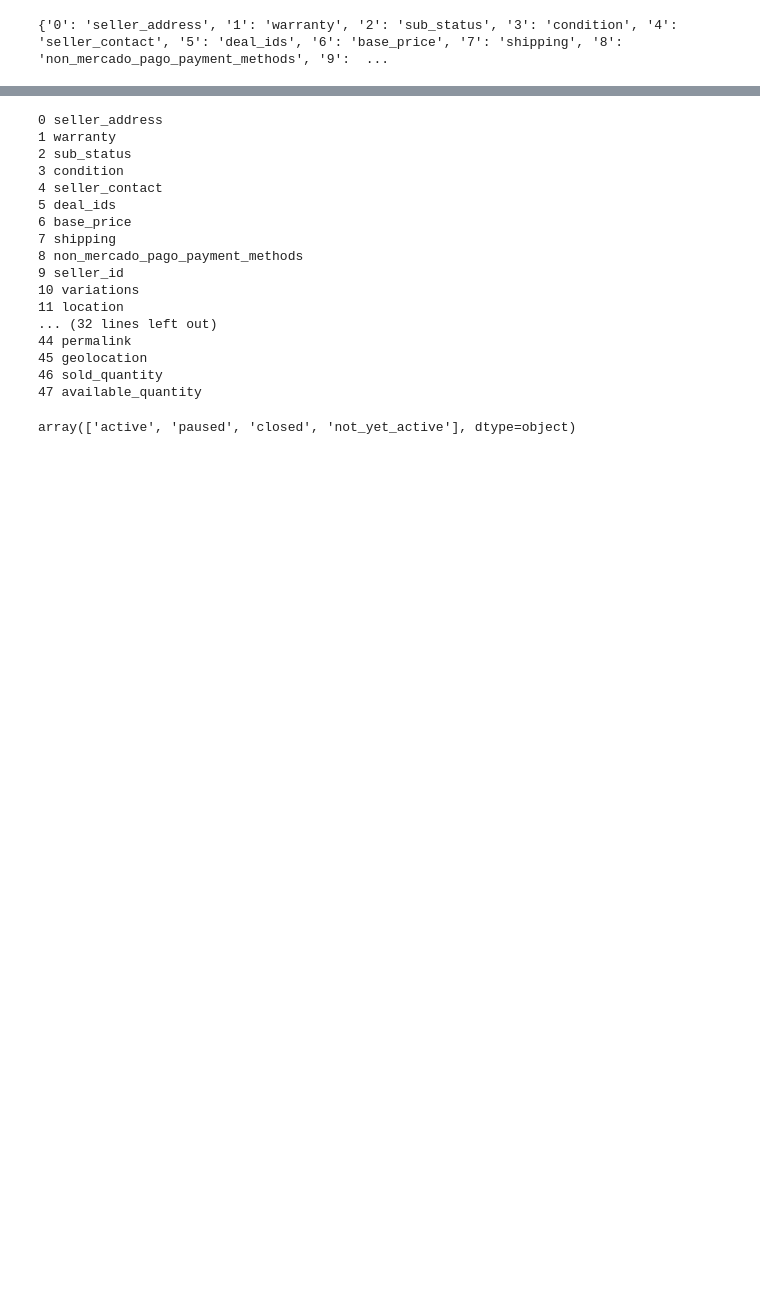
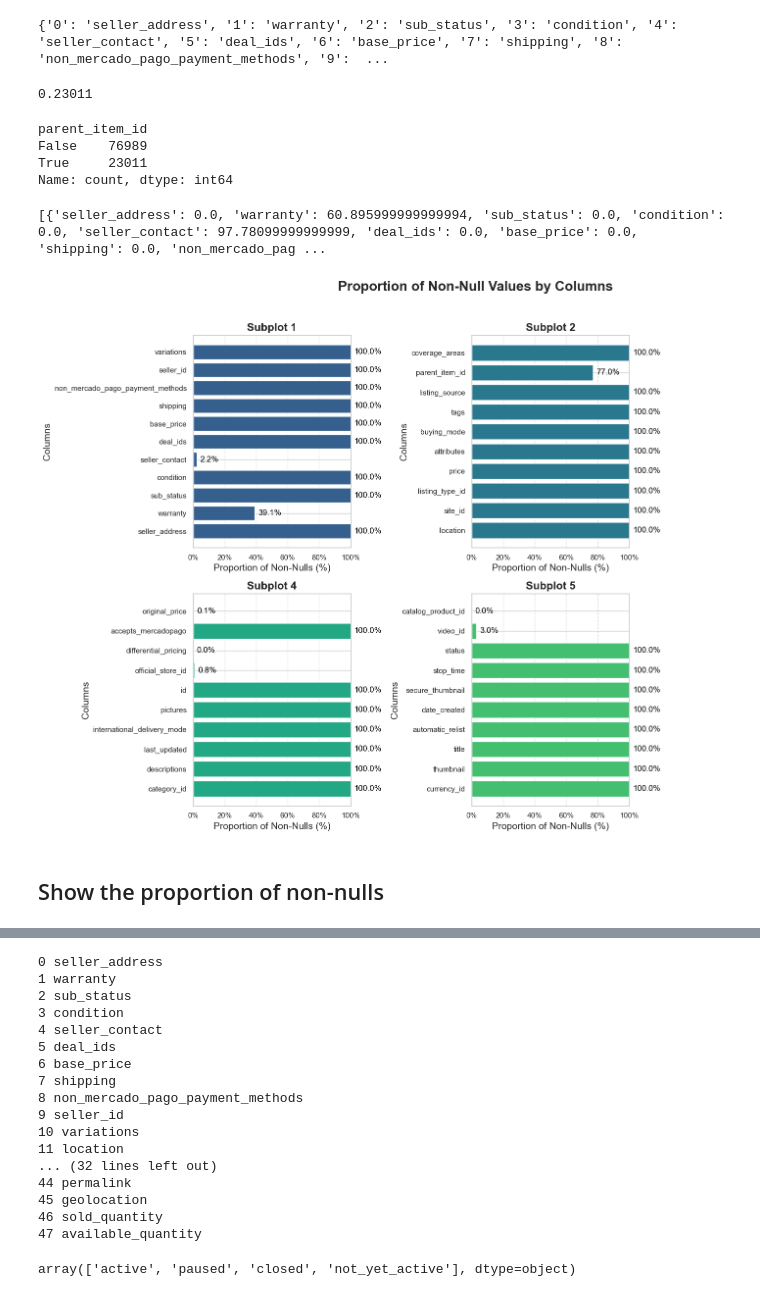
Before and after one commit to jalvergara/model_training, a Jupyter notebook: Notebooks/EDA.ipynb, the cells around one changed output, grey strips where cells are left out. Cells and saved outputs as stored; diff of their text form; code cells hidden in the pictures; blank space fills up the shorter version.

```diff
--- a/Notebooks/EDA.ipynb
+++ b/Notebooks/EDA.ipynb
@@ -110,3 +89,16 @@ index_keys =  {f"{i}":dfkeys[i] for i in range(len(dfkeys))}
 print(index_keys)
 # %% [output]
 {'0': 'seller_address', '1': 'warranty', '2': 'sub_status', '3': 'condition', '4': 'seller_contact', '5': 'deal_ids', '6': 'base_price', '7': 'shipping', '8': 'non_mercado_pago_payment_methods', '9':  ...
+# %%
+value = df["parent_item_id"].isna().mean()
+# %%
+print(value)
+# %% [output]
+0.23011
+# %%
+df["parent_item_id"].isna().value_counts()
+# %% [output]
+parent_item_id
+False    76989
+True     23011
+Name: count, dtype: int64
@@ -112,0 +128,63 @@ print(index_keys)
+# %%
+print(pltlist)
+# %% [output]
+[{'seller_address': 0.0, 'warranty': 60.895999999999994, 'sub_status': 0.0, 'condition': 0.0, 'seller_contact': 97.78099999999999, 'deal_ids': 0.0, 'base_price': 0.0, 'shipping': 0.0, 'non_mercado_pag ...
+# %%
+import matplotlib.pyplot as plt
+import matplotlib.ticker as mtick  # Ensure mtick is imported
+import numpy as np
+import seaborn as sns
+
+# Create subplots with a grid of 2 rows and 3 columns
+fig, axs = plt.subplots(2, 3, figsize=(18, 12))
+fig.suptitle('Proportion of Non-Null Values by Columns', fontsize=20, fontweight='bold', y=0.95)
+
+sns.set(style="whitegrid")
+
+# Define a color palette using matplotlib's viridis colormap
+colors = plt.cm.viridis(np.linspace(0.3, 0.7, 5))
+
+# Plot each dictionary in a subplot
+for i, ax in enumerate(axs.flat[:5]):  # Use only 5 subplots since we have 5 dictionaries
+    if pltlist[i]:  # Only plot if the dictionary is not empty
+        columns = list(pltlist[i].keys())
+        null_proportions = list(pltlist[i].values())
+        non_null_proportions = [100 - n for n in null_proportions]  # Calculate non-null proportions
+
+        # Create a horizontal bar chart
+        bars = ax.barh(columns, non_null_proportions, color=colors[i])
+
+        # Set titles and labels
+        ax.set_title(f'Subplot {i+1}', fontsize=16, fontweight='bold')
+        ax.set_xlabel('Proportion of Non-Nulls (%)', fontsize=14)
+        ax.set_ylabel('Columns', fontsize=14)
+        ax.set_xlim(0, 100)  # Set the x-axis limit from 0 to 100
+        ax.xaxis.set_major_formatter(mtick.PercentFormatter())
+
+        # Add percentage labels to the bars
+        for bar in bars:
+            width = bar.get_width()
+            ax.annotate(f'{width:.1f}%',
+                        xy=(width, bar.get_y() + bar.get_height() / 2),
+                        xytext=(5, 0),  # Horizontal offset
+                        textcoords="offset points",
+                        ha='left', va='center', fontsize=12, color='black')
+
+        # Add grid lines
+        ax.grid(axis='x', linestyle='--', alpha=0.7)
+
+    else:
+        ax.set_visible(False)  # If the dictionary is empty, hide the subplot
+
+# Hide the empty subplot (last one in the 2x3 grid)
+axs.flat[5].set_visible(False)
+
+# Improve spacing between subplots
+plt.tight_layout(rect=[0, 0, 1, 0.93])  # Adjust to prevent overlapping with the main title
+
+# Display the figure
+plt.show()
+# %% [output]
+[figure, added]
+# %% [markdown]
+## Show the proportion of non-nulls
```
Also changed, not shown: parts of 98 cells of this notebook, 2 other files.
